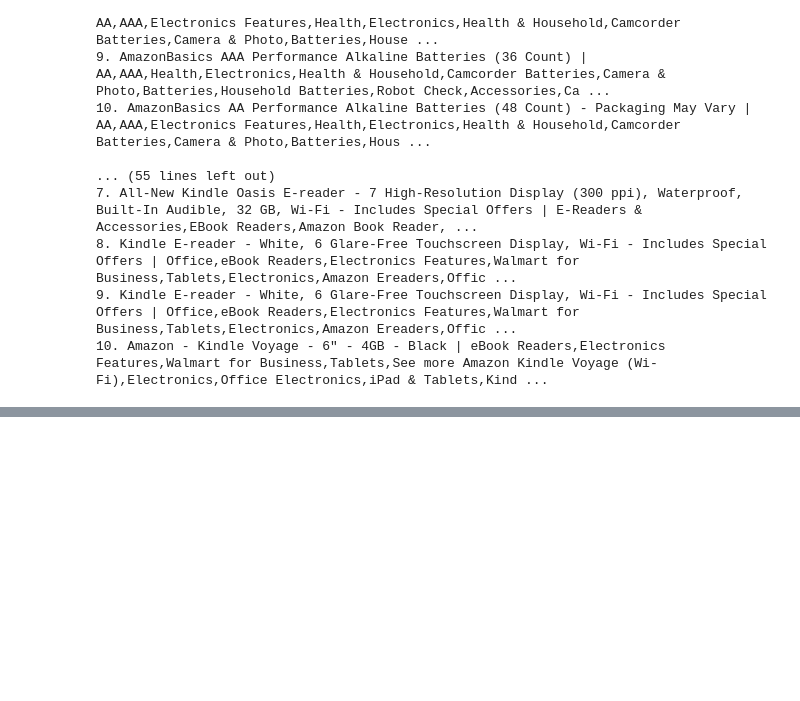
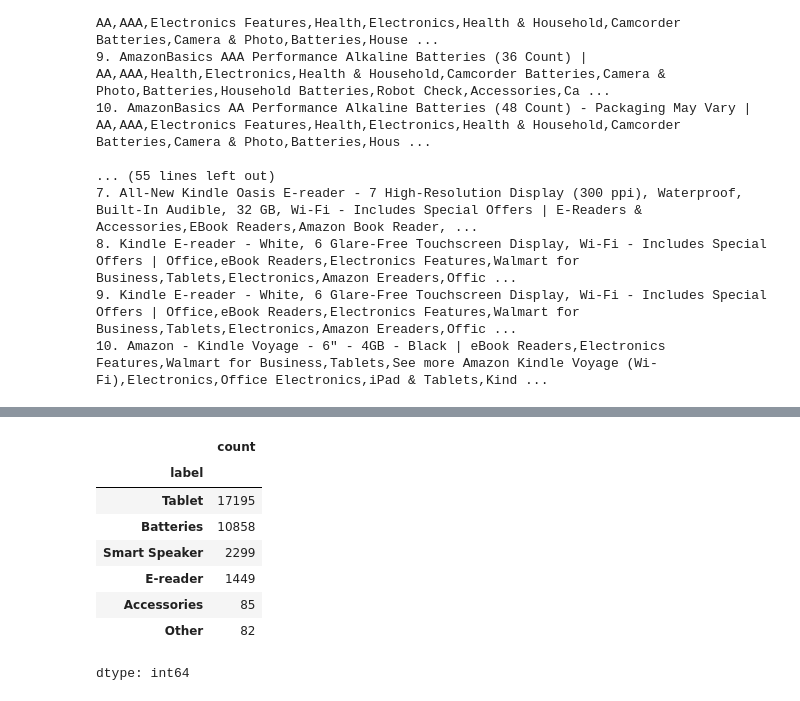
Before and after one commit to KJanzon/project-nlp-business-case-automated-customers-reviews, a Jupyter notebook: categories.ipynb, the cells around one changed output, grey strips where cells are left out. Drawn from its saved outputs; the diff is of its cells as text; code cells hidden in the pictures; blank space fills up the shorter version.

```diff
--- a/categories.ipynb
+++ b/categories.ipynb
@@ -232,0 +233,28 @@ for category in categories:
+# %%
+import functions
+import importlib
+
+importlib.reload(functions)
+
+# Load your CSV file
+train_df = functions.load_and_clean("/content/drive/MyDrive/reviews-project/Datafiniti_Amazon_Consumer_Reviews_of_Amazon_Products_May19.csv")
+
+test_df = functions.load_and_clean("/content/drive/MyDrive/reviews-project/Datafiniti_Amazon_Consumer_Reviews_of_Amazon_Products.csv")
+
+# Merge them into one DataFrame
+df = pd.concat([train_df, test_df], ignore_index=True)
+# %%
+df['name_clean'] = df['name'].fillna("").str.lower()
+df['label'] = df['name_clean'].apply(assign_category)
+
+df['label'].value_counts()
+# %% [output]
+|  | count |
+| label |  |
+| Tablet | 17195 |
+| Batteries | 10858 |
+| Smart Speaker | 2299 |
+| E-reader | 1449 |
+| Accessories | 85 |
+| Other | 82 |
+dtype: int64
```
Also changed, not shown: parts of 19 cells of this notebook.
